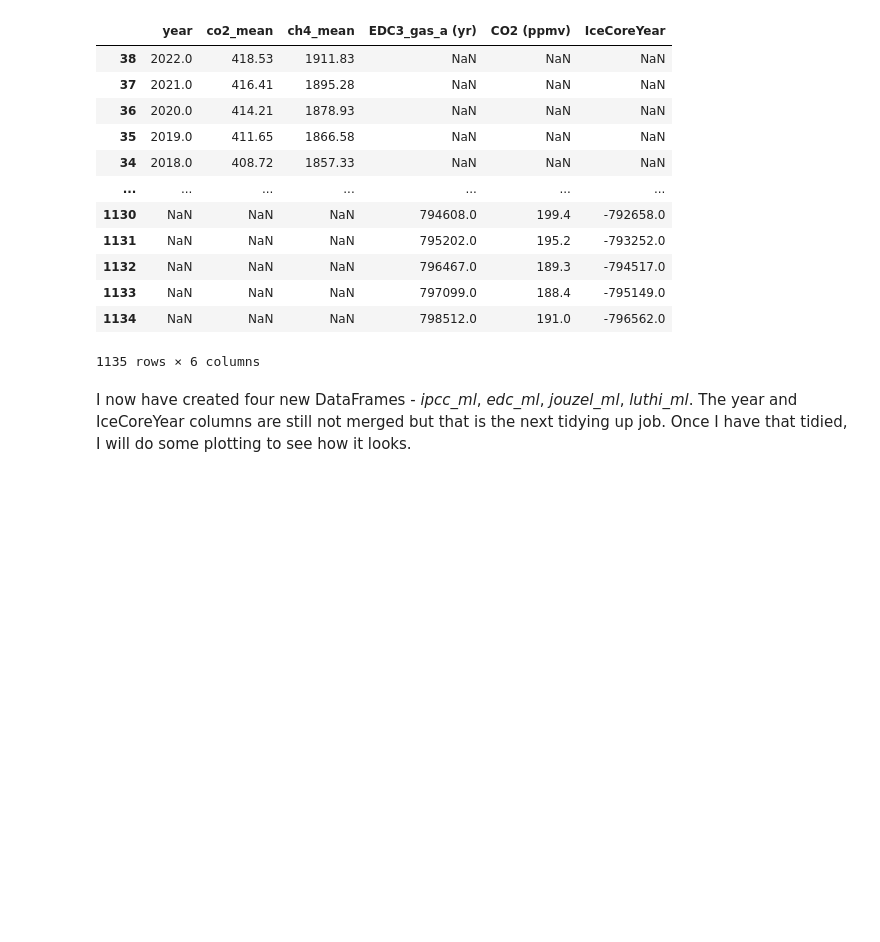
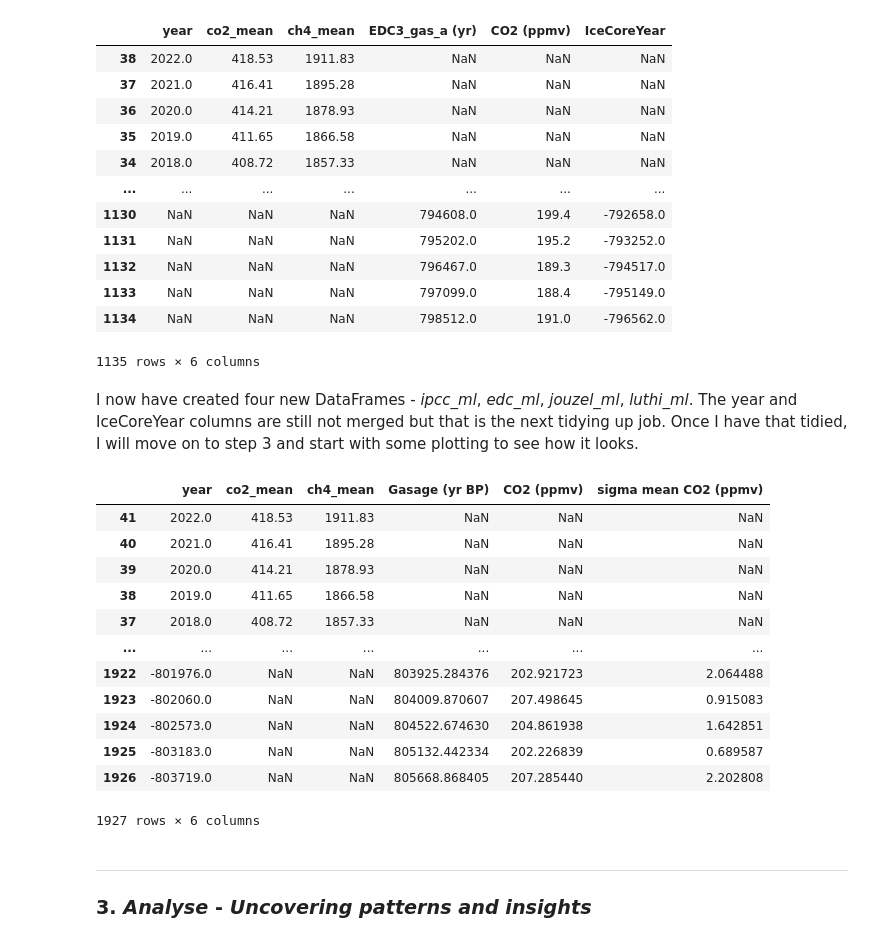
Before and after one commit to turps-pc90/PfDA_ClimateProject, a Jupyter notebook: project.ipynb, the cells around one changed output. Cells and saved outputs as stored; diff of their text form; code cells hidden in the pictures; blank space fills up the shorter version.

Commit message:
Merged year and ice core year columns for each of the DFs. Moving to step 3 tomorrow

```diff
--- a/project.ipynb
+++ b/project.ipynb
@@ -403,4 +403,51 @@ luthi_ml
 | 1134 | NaN | NaN | NaN | 798512.0 | 191.0 | -796562.0 |
 1135 rows × 6 columns
 # %% [markdown]
-I now have created four new DataFrames - *ipcc_ml*, *edc_ml*, *jouzel_ml*, *luthi_ml*. The year and IceCoreYear columns are still not merged but that is the next tidying up job. Once I have that tidied, I will do some plotting to see how it looks.
+I now have created four new DataFrames - *ipcc_ml*, *edc_ml*, *jouzel_ml*, *luthi_ml*. The year and IceCoreYear columns are still not merged but that is the next tidying up job. Once I have that tidied, I will move on to step 3 and start with some plotting to see how it looks.
+# %%
+# Merge 'year' and 'IceCoreYear' columns from edc_ml into a new column 'year'
+edc_ml['year'] = edc_ml[['year', 'IceCoreYear']].apply(lambda row: pd.to_numeric(row, errors='coerce')).sum(axis=1)
+
+# Drop the 'IceCoreYear' column
+edc_ml = edc_ml.drop(['IceCoreYear'], axis=1)
+
+# Merge 'year' and 'IceCoreYear' columns from ipcc_ml into a new column 'year'
+ipcc_ml['year'] = ipcc_ml[['year', 'IceCoreYear']].apply(lambda row: pd.to_numeric(row, errors='coerce')).sum(axis=1)
+
+# Drop the 'IceCoreYear' column
+ipcc_ml = ipcc_ml.drop(['IceCoreYear'], axis=1)
+
+# Merge 'year' and 'IceCoreYear' columns from jouzel_ml into a new column 'year'
+jouzel_ml['year'] = jouzel_ml[['year', 'IceCoreYear']].apply(lambda row: pd.to_numeric(row, errors='coerce')).sum(axis=1)
+
+# Drop the 'IceCoreYear' column
+jouzel_ml = jouzel_ml.drop(['IceCoreYear'], axis=1)
+
+# Merge 'year' and 'IceCoreYear' columns from luthi_ml into a new column 'year'
+luthi_ml['year'] = luthi_ml[['year', 'IceCoreYear']].apply(lambda row: pd.to_numeric(row, errors='coerce')).sum(axis=1)
+
+# Drop the individual 'year' and 'IceCoreYear' columns
+luthi_ml = luthi_ml.drop(['IceCoreYear'], axis=1)
+# %%
+# Uncomment any of the below to test if the previous code block worked
+#edc_ml
+ipcc_ml
+#jouzel_ml
+#luthi_ml
+# %% [output]
+|  | year | co2_mean | ch4_mean | Gasage (yr BP) | CO2 (ppmv) | sigma mean CO2 (ppmv) |
+| 41 | 2022.0 | 418.53 | 1911.83 | NaN | NaN | NaN |
+| 40 | 2021.0 | 416.41 | 1895.28 | NaN | NaN | NaN |
+| 39 | 2020.0 | 414.21 | 1878.93 | NaN | NaN | NaN |
+| 38 | 2019.0 | 411.65 | 1866.58 | NaN | NaN | NaN |
+| 37 | 2018.0 | 408.72 | 1857.33 | NaN | NaN | NaN |
+| ... | ... | ... | ... | ... | ... | ... |
+| 1922 | -801976.0 | NaN | NaN | 803925.284376 | 202.921723 | 2.064488 |
+| 1923 | -802060.0 | NaN | NaN | 804009.870607 | 207.498645 | 0.915083 |
+| 1924 | -802573.0 | NaN | NaN | 804522.674630 | 204.861938 | 1.642851 |
+| 1925 | -803183.0 | NaN | NaN | 805132.442334 | 202.226839 | 0.689587 |
+| 1926 | -803719.0 | NaN | NaN | 805668.868405 | 207.285440 | 2.202808 |
+1927 rows × 6 columns
+# %% [markdown]
+***
+### 3. *Analyse* - *Uncovering patterns and insights*
```
